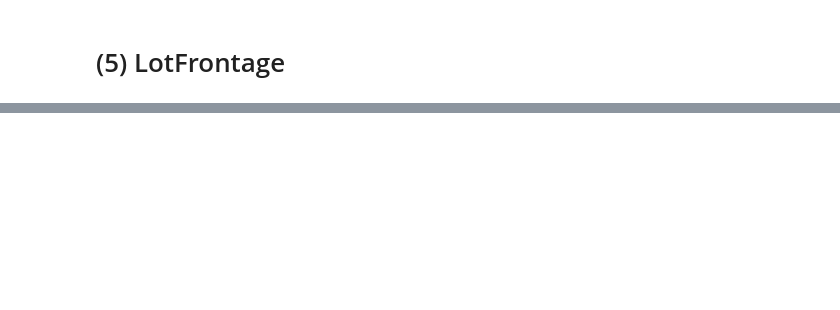
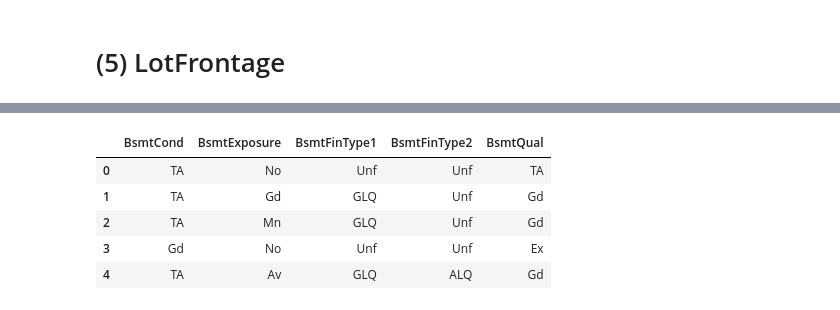
Before and after one commit to diningPhilosopher64/HousePricePrediction, a Jupyter notebook: Untitled.ipynb, the cells around one changed output, grey strips where cells are left out. Drawn from its saved outputs; the diff is of its cells as text; code cells hidden in the pictures; blank space fills up the shorter version.

```diff
--- a/Untitled.ipynb
+++ b/Untitled.ipynb
@@ -609,0 +612,3 @@ for i in indices:
+# %%
+for col in ('GarageYrBlt', 'GarageArea', 'GarageCars'):
+    all_data[col] = all_data[col].fillna(0)
@@ -609,0 +617,3 @@ for i in indices:
+# %%
+for col in ('GarageType', 'GarageFinish', 'GarageQual', 'GarageCond'):
+    all_data[col] = all_data[col].fillna('None')
@@ -609,0 +632,9 @@ for i in indices:
+# %%
+all_data[['BsmtCond','BsmtExposure','BsmtFinType1','BsmtFinType2','BsmtQual']].head()
+# %% [output]
+|  | BsmtCond | BsmtExposure | BsmtFinType1 | BsmtFinType2 | BsmtQual |
+| 0 | TA | No | Unf | Unf | TA |
+| 1 | TA | Gd | GLQ | Unf | Gd |
+| 2 | TA | Mn | GLQ | Unf | Gd |
+| 3 | Gd | No | Unf | Unf | Ex |
+| 4 | TA | Av | GLQ | ALQ | Gd |
```
Also changed, not shown: parts of 30 cells of this notebook.
